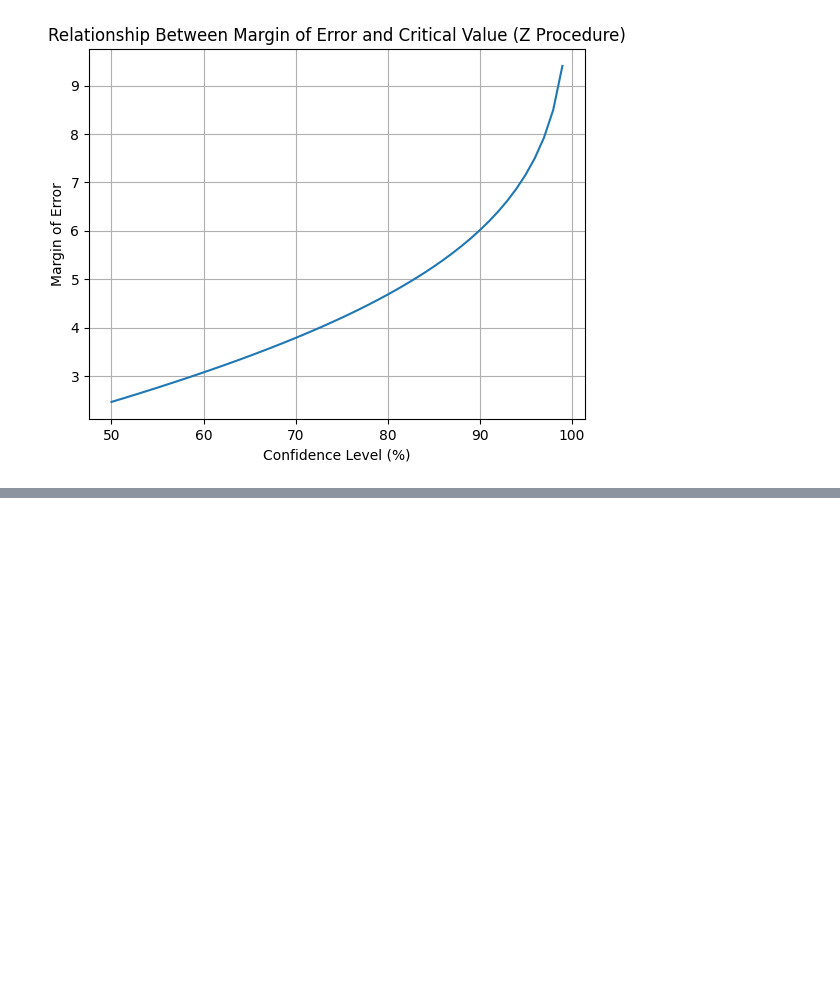
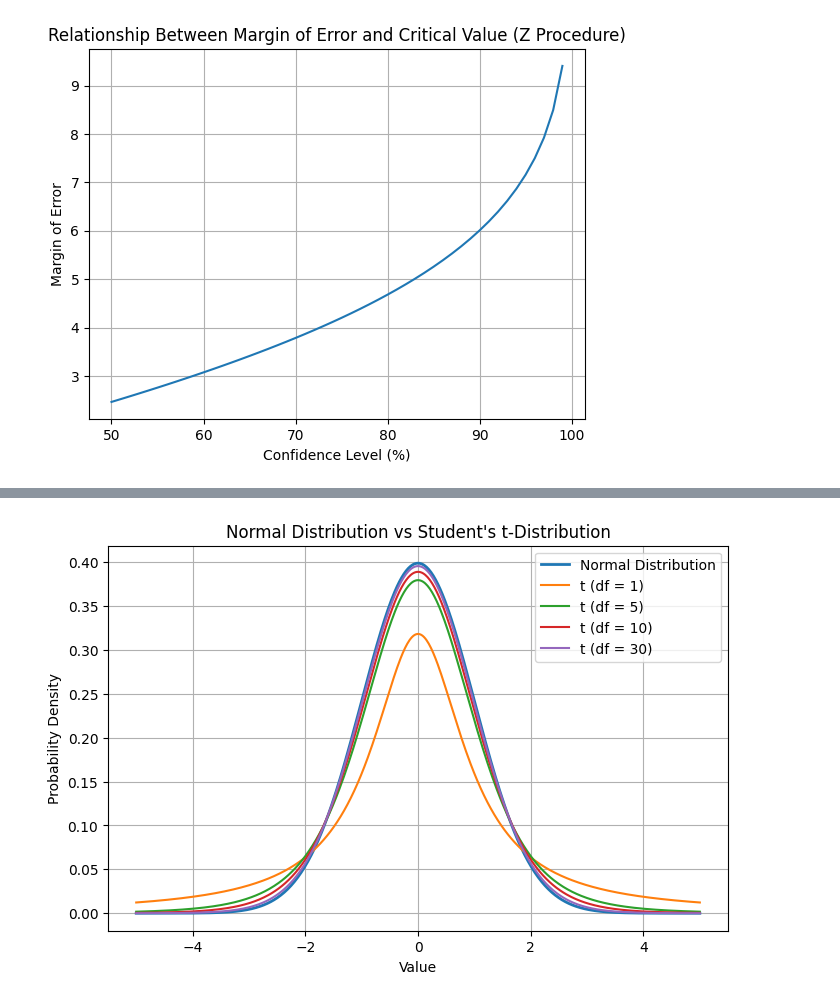
Before and after one commit to mapurva/CodeWorkspace, a Jupyter notebook: Confidence_Intervals.ipynb, the cells around one changed output, grey strips where cells are left out. Saved outputs shown, nothing was run; the diff lists cells and outputs as text; code cells hidden in the pictures; blank space fills up the shorter version.

Commit message:
Added Normal Distribution vs Student's t-Distribution plot

```diff
--- a/Confidence_Intervals.ipynb
+++ b/Confidence_Intervals.ipynb
@@ -1314,0 +1439,35 @@ plt.show()
+# %%
+import numpy as np
+import matplotlib.pyplot as plt
+from scipy.stats import norm, t
+
+# x-axis values
+x = np.linspace(-5, 5, 500)
+
+# Normal distribution
+normal = norm.pdf(x)
+
+# t-distributions with different degrees of freedom
+t1 = t.pdf(x, df=1)
+t5 = t.pdf(x, df=5)
+t10 = t.pdf(x, df=10)
+t30 = t.pdf(x, df=30)
+
+plt.figure(figsize=(8,5))
+
+plt.plot(x, normal, label="Normal Distribution", linewidth=2)
+plt.plot(x, t1, label="t (df = 1)")
+plt.plot(x, t5, label="t (df = 5)")
+plt.plot(x, t10, label="t (df = 10)")
+plt.plot(x, t30, label="t (df = 30)")
+
+plt.title("Normal Distribution vs Student's t-Distribution")
+plt.xlabel("Value")
+plt.ylabel("Probability Density")
+
+plt.legend()
+plt.grid(True)
+
+plt.show()
+# %% [output]
+[figure, added]
```
Also changed, not shown: parts of 9 cells of this notebook.
